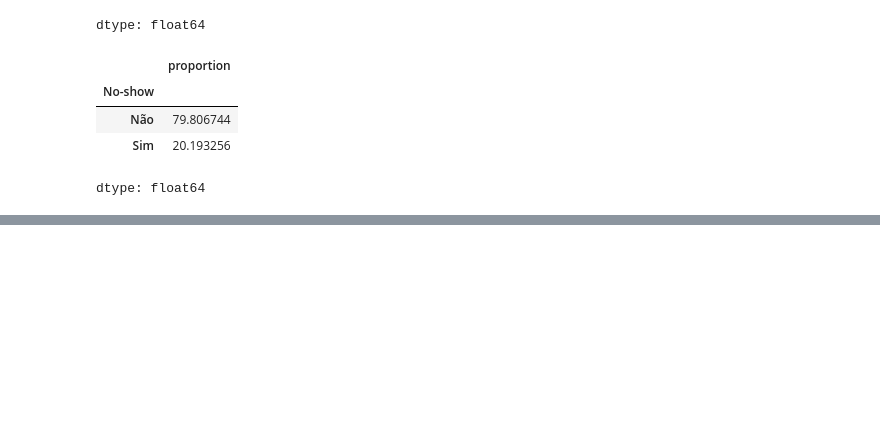
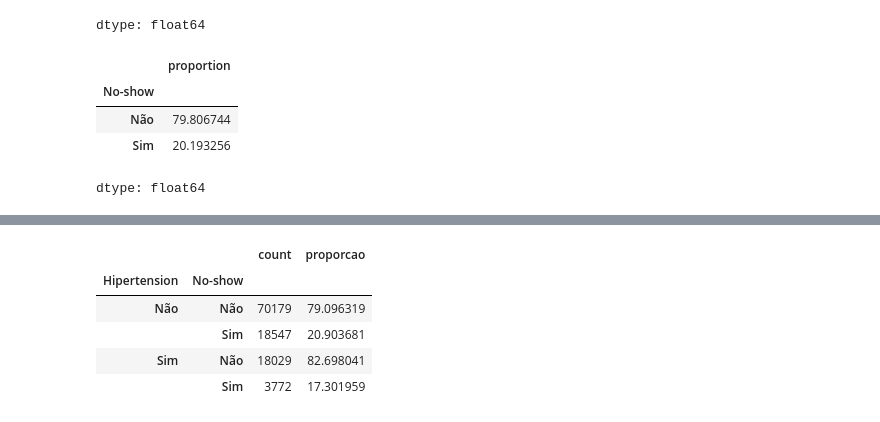
Before and after one commit to lucasmeirellesmachado/CDIA-Estatistica_II, a Jupyter notebook: Atividade_Classificação.ipynb, the cells around one changed output, grey strips where cells are left out. Cells and saved outputs as stored; diff of their text form; code cells hidden in the pictures; blank space fills up the shorter version.

```diff
--- a/Atividade_Classificação.ipynb
+++ b/Atividade_Classificação.ipynb
@@ -223,0 +235,19 @@ memory usage: 11.8+ MB
+# %%
+# Proporção de pacientes hipertensos que faltaram nos atendimentos
+
+# Contagem por grupo
+prop_hiper = base.groupby(['Hipertension', 'No-show']).agg({
+    'Hipertension': 'count'
+}).rename(columns={'Hipertension': 'count'})
+
+# Normalizando por grupo (proporção dentro de cada grupo de 'Hipertension')
+prop_hiper['proporcao'] = prop_hiper.groupby(level=0)['count'].transform(lambda x: x / x.sum() * 100)
+# %%
+prop_hiper
+# %% [output]
+|  |  | count | proporcao |
+| Hipertension | No-show |  |  |
+| Não | Não | 70179 | 79.096319 |
+|  | Sim | 18547 | 20.903681 |
+| Sim | Não | 18029 | 82.698041 |
+|  | Sim | 3772 | 17.301959 |
```
Also changed, not shown: parts of 38 cells of this notebook.
